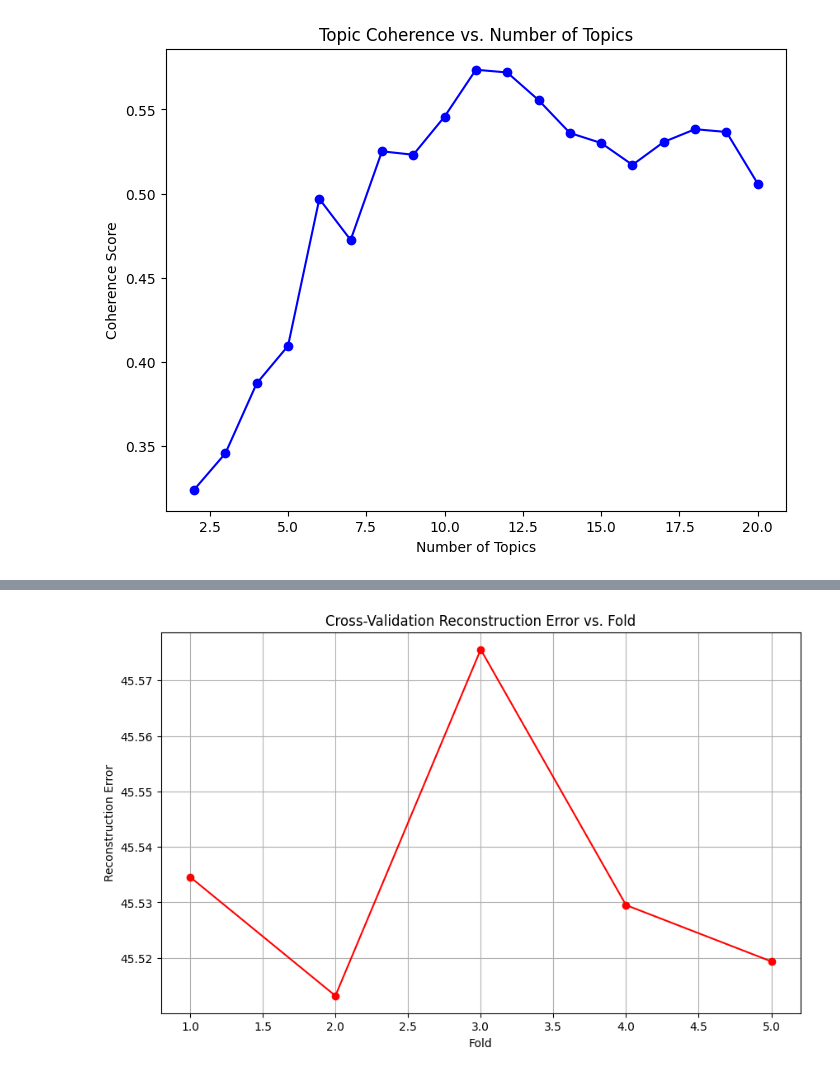
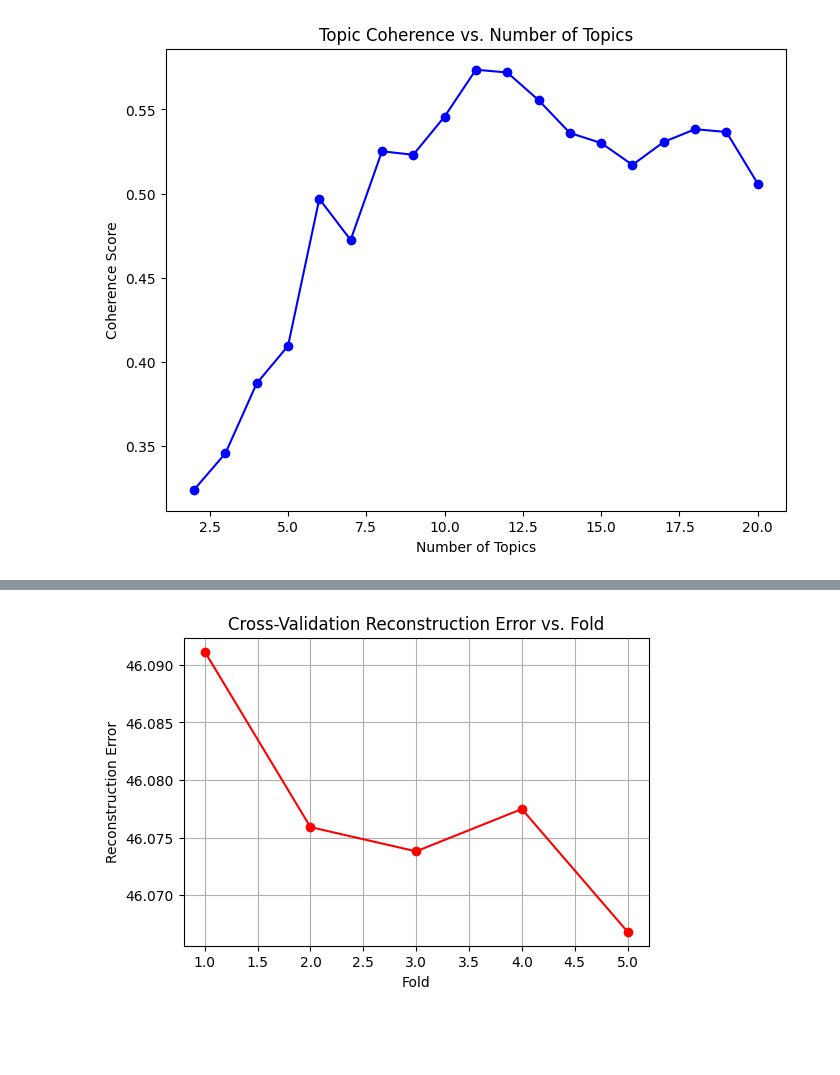
Before and after one commit to ganeshmukhiya/Modified-Topic-Modeling-NMF, a Jupyter notebook: model-analysis.ipynb, the cells around one changed output, grey strips where cells are left out. Saved outputs shown, nothing was run; the diff lists cells and outputs as text; code cells hidden in the pictures; blank space fills up the shorter version.

```diff
--- a/model-analysis.ipynb
+++ b/model-analysis.ipynb
@@ -248,33 +248,33 @@ newsgroups_train = fetch_20newsgroups(subset='train')
 data = newsgroups_train.data
 vectorizer = TfidfVectorizer(max_features=2000, stop_words='english')
 X = vectorizer.fit_transform(data)
 
 kf = KFold(n_splits=5, shuffle=True, random_state=42)
 
 def calculate_reconstruction_error(X_train, X_test, n_topics):
     nmf_model = NMF(n_components=n_topics, random_state=42)
     W_train = nmf_model.fit_transform(X_train)
     H_train = nmf_model.components_
 
     W_test = nmf_model.transform(X_test)
     reconstruction_error = np.linalg.norm(X_test - np.dot(W_test, H_train), 'fro')
     return reconstruction_error
 
-n_topics = 10
+n_topics = 5
 errors = []
 
 for fold, (train_index, test_index) in enumerate(kf.split(X), 1):
     X_train, X_test = X[train_index], X[test_index]
     error = calculate_reconstruction_error(X_train, X_test, n_topics)
     errors.append(error)
 
 # Plot Cross-Validation Reconstruction Error vs. Fold
-plt.figure(figsize=(10, 6))
+plt.figure(figsize=(6, 4))
 plt.plot(range(1, len(errors) + 1), errors, marker='o', linestyle='-', color='r')
 plt.xlabel('Fold')
 plt.ylabel('Reconstruction Error')
 plt.title('Cross-Validation Reconstruction Error vs. Fold')
 plt.grid(True)
 plt.show()
 # %% [output]
-[figure, old version]
+[figure, new version]
```
Also changed, not shown: parts of 7 cells of this notebook.
